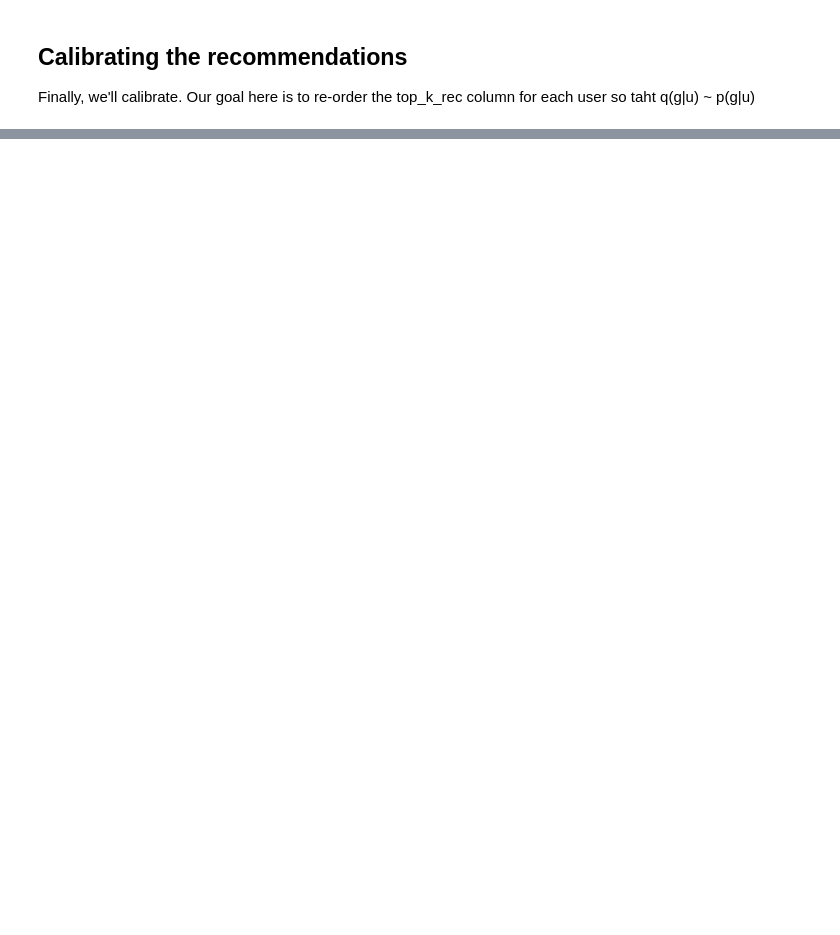
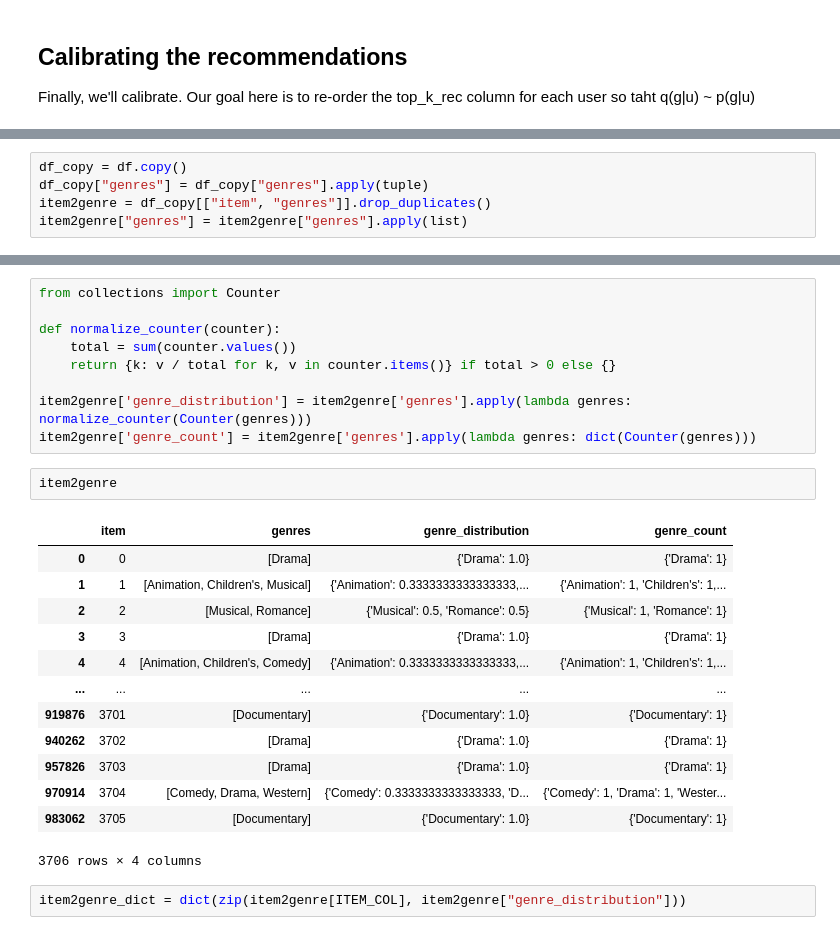
Before and after one commit to caiotda/calibrated-recommendations, a Jupyter notebook: static_calibration.ipynb, the cells around one changed output, grey strips where cells are left out. Drawn from its saved outputs; the diff is of its cells as text; blank space fills up the shorter version.

```diff
--- a/static_calibration.ipynb
+++ b/static_calibration.ipynb
@@ -362,0 +370,5 @@ Finally, we'll calibrate. Our goal here is to re-order the top_k_rec column for
+# %%
+df_copy = df.copy()
+df_copy["genres"] = df_copy["genres"].apply(tuple)
+item2genre = df_copy[["item", "genres"]].drop_duplicates()
+item2genre["genres"] = item2genre["genres"].apply(list)
@@ -362,0 +415,27 @@ Finally, we'll calibrate. Our goal here is to re-order the top_k_rec column for
+# %%
+from collections import Counter
+
+def normalize_counter(counter):
+    total = sum(counter.values())
+    return {k: v / total for k, v in counter.items()} if total > 0 else {}
+
+item2genre['genre_distribution'] = item2genre['genres'].apply(lambda genres: normalize_counter(Counter(genres)))
+item2genre['genre_count'] = item2genre['genres'].apply(lambda genres: dict(Counter(genres)))
+# %%
+item2genre
+# %% [output]
+|  | item | genres | genre_distribution | genre_count |
+| 0 | 0 | [Drama] | {'Drama': 1.0} | {'Drama': 1} |
+| 1 | 1 | [Animation, Children's, Musical] | {'Animation': 0.3333333333333333,... | {'Animation': 1, 'Children's': 1,... |
+| 2 | 2 | [Musical, Romance] | {'Musical': 0.5, 'Romance': 0.5} | {'Musical': 1, 'Romance': 1} |
+| 3 | 3 | [Drama] | {'Drama': 1.0} | {'Drama': 1} |
+| 4 | 4 | [Animation, Children's, Comedy] | {'Animation': 0.3333333333333333,... | {'Animation': 1, 'Children's': 1,... |
+| ... | ... | ... | ... | ... |
+| 919876 | 3701 | [Documentary] | {'Documentary': 1.0} | {'Documentary': 1} |
+| 940262 | 3702 | [Drama] | {'Drama': 1.0} | {'Drama': 1} |
+| 957826 | 3703 | [Drama] | {'Drama': 1.0} | {'Drama': 1} |
+| 970914 | 3704 | [Comedy, Drama, Western] | {'Comedy': 0.3333333333333333, 'D... | {'Comedy': 1, 'Drama': 1, 'Wester... |
+| 983062 | 3705 | [Documentary] | {'Documentary': 1.0} | {'Documentary': 1} |
+3706 rows × 4 columns
+# %%
+item2genre_dict = dict(zip(item2genre[ITEM_COL], item2genre["genre_distribution"]))
```
Also changed, not shown: parts of 38 cells of this notebook.
